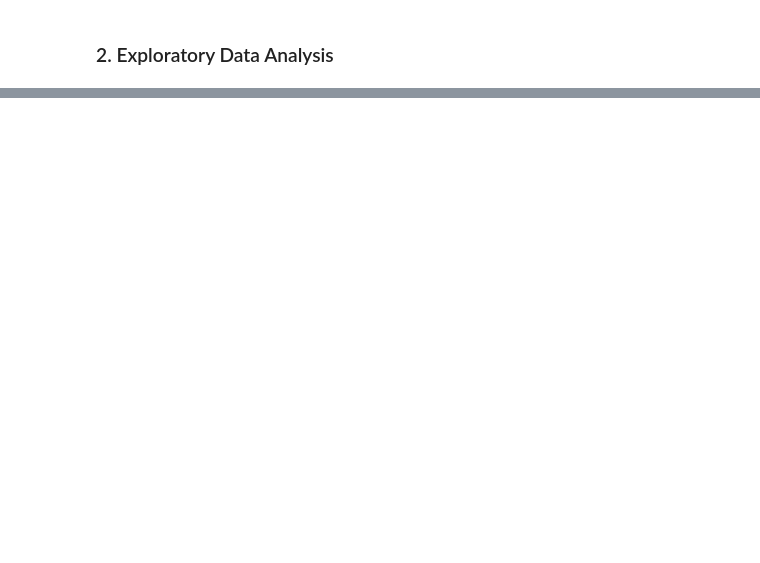
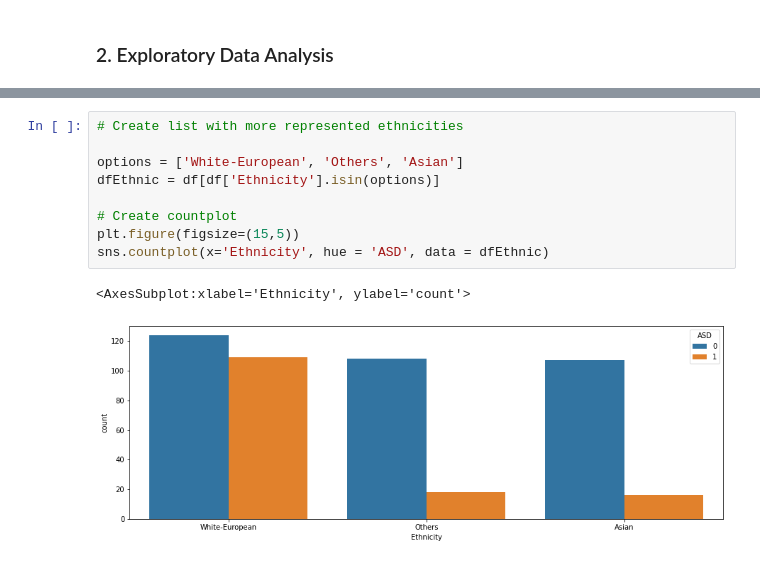
Before and after one commit to shayleelaura/Autism-Spectrum-Data-Analysis, a Jupyter notebook: Autism Notebook.ipynb, the cells around one changed output, grey strips where cells are left out. Saved outputs shown, nothing was run; the diff lists cells and outputs as text; blank space fills up the shorter version.

```diff
--- a/Autism Notebook.ipynb
+++ b/Autism Notebook.ipynb
@@ -161,0 +254,12 @@ Outside of preprocessing of categorical variables for machine learning (which I
+# %%
+# Create list with more represented ethnicities
+
+options = ['White-European', 'Others', 'Asian']
+dfEthnic = df[df['Ethnicity'].isin(options)]
+
+# Create countplot
+plt.figure(figsize=(15,5))
+sns.countplot(x='Ethnicity', hue = 'ASD', data = dfEthnic)
+# %% [output]
+<AxesSubplot:xlabel='Ethnicity', ylabel='count'>
+[figure, added]
```
Also changed, not shown: parts of 62 cells of this notebook.
